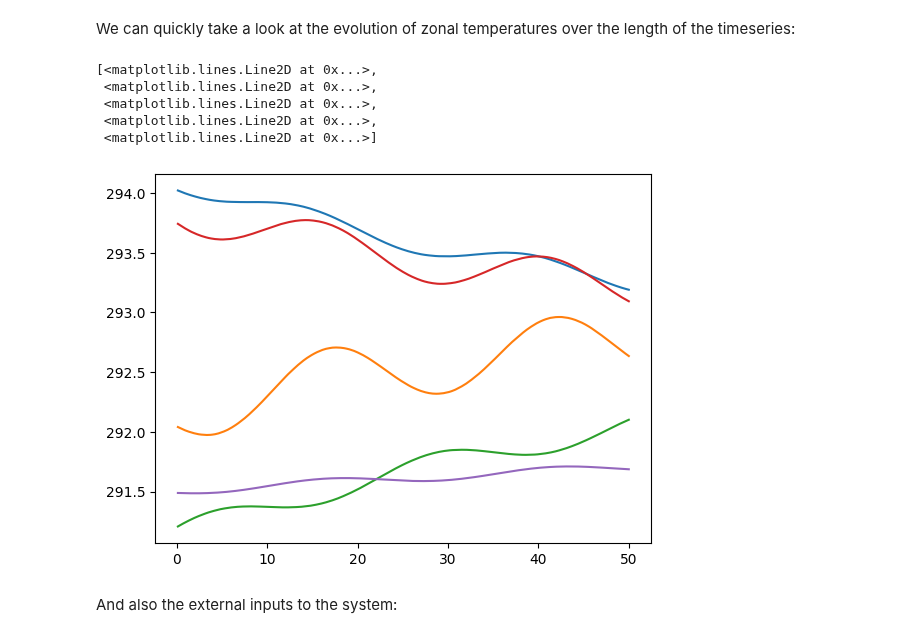
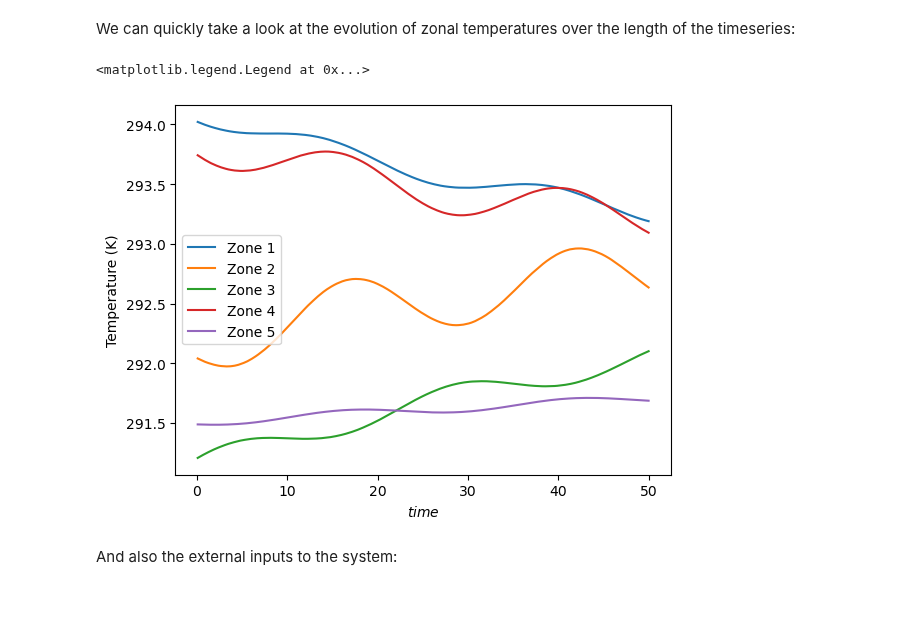
Before and after one commit to pnnl/neuromancer, a Jupyter notebook: examples/domain_examples/NODE_RC_networks.ipynb, the cells around one changed output. Cells and saved outputs as stored; diff of their text form; code cells hidden in the pictures; blank space fills up the shorter version.

Commit message:
Added custom legends

```diff
--- a/examples/domain_examples/NODE_RC_networks.ipynb
+++ b/examples/domain_examples/NODE_RC_networks.ipynb
@@ -87,14 +87,14 @@ sim, s_dev, s_test = [s.simulate(nsim=nsim) for _ in range(3)]
 # %% [markdown]
 
 We can quickly take a look at the evolution of zonal temperatures over the length of the timeseries:
-# %%
-plt.plot(sim['Time'],sim['X'])
-# %% [output]
-[<matplotlib.lines.Line2D at 0x...>,
- <matplotlib.lines.Line2D at 0x...>,
- <matplotlib.lines.Line2D at 0x...>,
- <matplotlib.lines.Line2D at 0x...>,
- <matplotlib.lines.Line2D at 0x...>]
-[figure, removed]
+# %%
+labels = ['Zone 1', 'Zone 2', 'Zone 3', 'Zone 4', 'Zone 5']
+plt.plot(sim['Time'],sim['X'], label=labels)
+plt.xlabel('$time$')
+plt.ylabel('Temperature (K)')
+plt.legend(loc='best')
+# %% [output]
+<matplotlib.legend.Legend at 0x...>
+[figure, added]
 # %% [markdown]
 And also the external inputs to the system:
```
Also changed, not shown: parts of 2 cells of this notebook.
